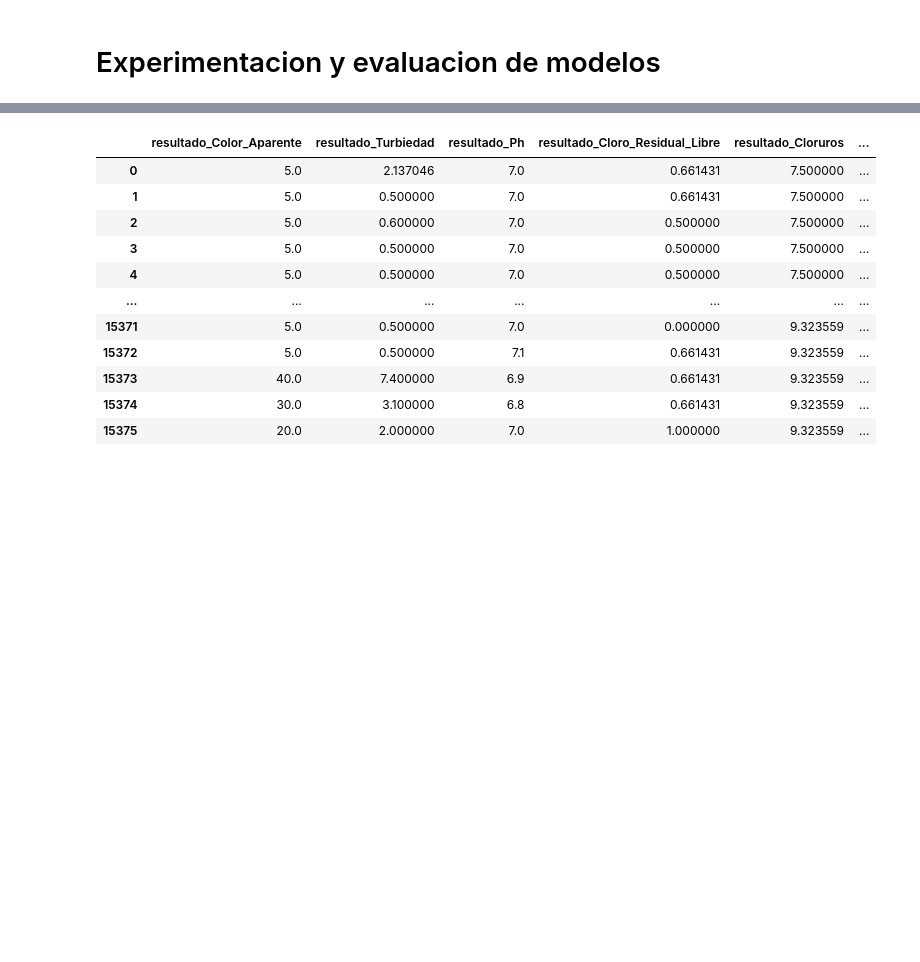
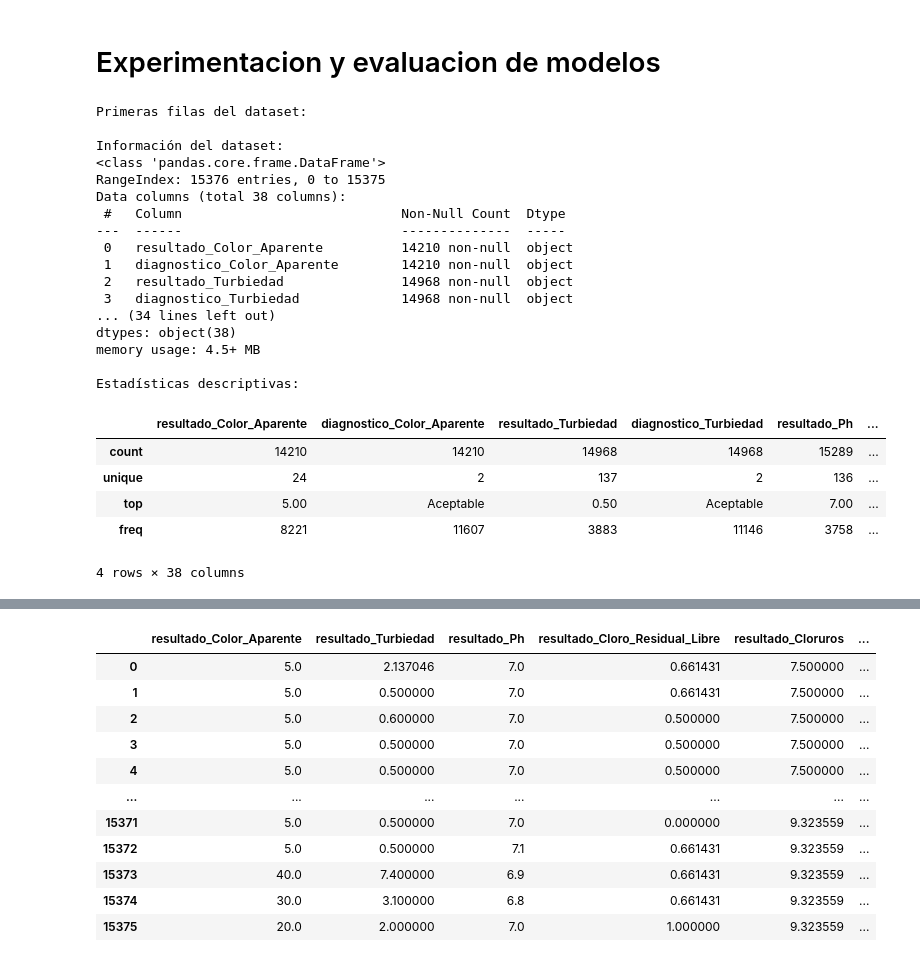
Before and after one commit to jgbd/Trabajo-maestria, a Jupyter notebook: back/app/llms/model_irca_experimentos.ipynb, the cells around one changed output, grey strips where cells are left out. Drawn from its saved outputs; the diff is of its cells as text; code cells hidden in the pictures; blank space fills up the shorter version.

```diff
--- a/back/app/llms/model_irca_experimentos.ipynb
+++ b/back/app/llms/model_irca_experimentos.ipynb
@@ -234,6 +234,40 @@ from sklearn.impute import SimpleImputer
 db = next(get_db())
 resultados = resultado.get_resultados(db)
 df = pd.DataFrame(resultados)
+# %%
+# Analisis exploratorio
+print("Primeras filas del dataset:")
+df.head()
+
+print("\nInformación del dataset:")
+df.info()
+
+print ("\nEstadísticas descriptivas:")
+df.describe()
+# %% [output]
+Primeras filas del dataset:
+
+Información del dataset:
+<class 'pandas.core.frame.DataFrame'>
+RangeIndex: 15376 entries, 0 to 15375
+Data columns (total 38 columns):
+ #   Column                            Non-Null Count  Dtype
+---  ------                            --------------  -----
+ 0   resultado_Color_Aparente          14210 non-null  object
+ 1   diagnostico_Color_Aparente        14210 non-null  object
+ 2   resultado_Turbiedad               14968 non-null  object
+ 3   diagnostico_Turbiedad             14968 non-null  object
+... (34 lines left out)
+dtypes: object(38)
+memory usage: 4.5+ MB
+
+Estadísticas descriptivas:
+|  | resultado_Color_Aparente | diagnostico_Color_Aparente | resultado_Turbiedad | diagnostico_Turbiedad | resultado_Ph | ... |
+| count | 14210 | 14210 | 14968 | 14968 | 15289 | ... |
+| unique | 24 | 2 | 137 | 2 | 136 | ... |
+| top | 5.00 | Aceptable | 0.50 | Aceptable | 7.00 | ... |
+| freq | 8221 | 11607 | 3883 | 11146 | 3758 | ... |
+4 rows × 38 columns
 # %%
 # 3. Análisis de nulos y limpieza de columnas
 porcentajes_nulos = df.isnull().mean() * 100
```
Also changed, not shown: parts of 4 cells of this notebook, 10 other files.
